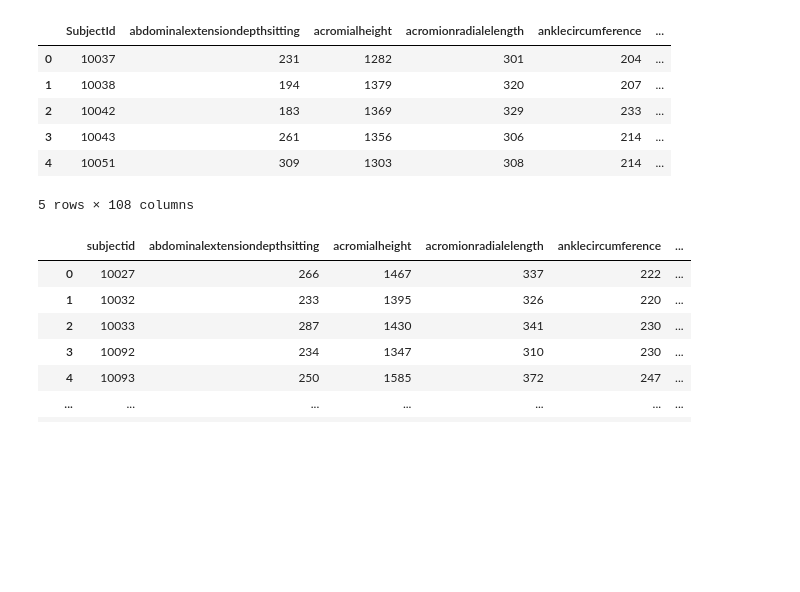
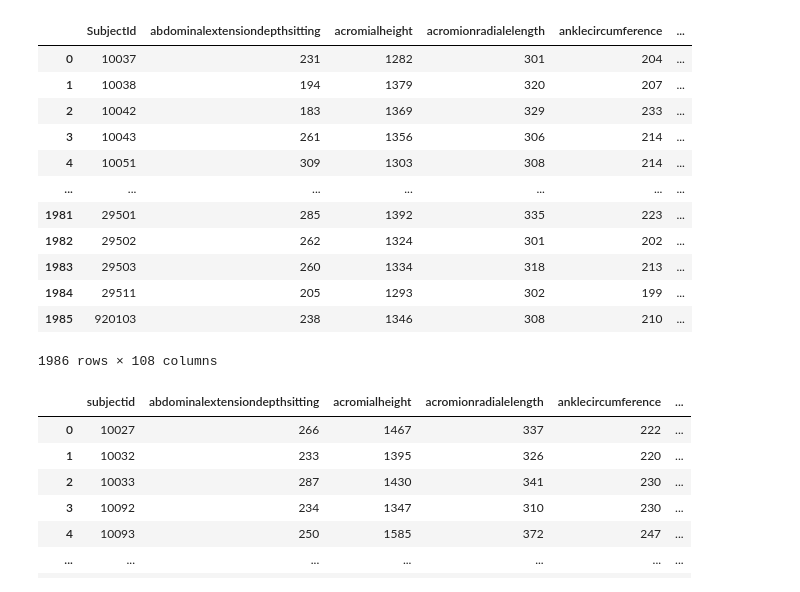
Before and after one commit to MSaberian/PyLearnMachineLearning, a Jupyter notebook: PyLearnMLKNN2/ANSUR_II.ipynb, the cells around one changed output. Cells and saved outputs as stored; diff of their text form; code cells hidden in the pictures; blank space fills up the shorter version.

```diff
--- a/PyLearnMLKNN2/ANSUR_II.ipynb
+++ b/PyLearnMLKNN2/ANSUR_II.ipynb
@@ -6,15 +6,21 @@ import matplotlib
 # %%
 female_data = pd.read_csv('input/ANSUR_II_FEMALE_Public.csv')
 
-female_data.head()
+female_data
 # %% [output]
 |  | SubjectId | abdominalextensiondepthsitting | acromialheight | acromionradialelength | anklecircumference | ... |
 | 0 | 10037 | 231 | 1282 | 301 | 204 | ... |
 | 1 | 10038 | 194 | 1379 | 320 | 207 | ... |
 | 2 | 10042 | 183 | 1369 | 329 | 233 | ... |
 | 3 | 10043 | 261 | 1356 | 306 | 214 | ... |
 | 4 | 10051 | 309 | 1303 | 308 | 214 | ... |
+| ... | ... | ... | ... | ... | ... | ... |
+| 1981 | 29501 | 285 | 1392 | 335 | 223 | ... |
+| 1982 | 29502 | 262 | 1324 | 301 | 202 | ... |
+| 1983 | 29503 | 260 | 1334 | 318 | 213 | ... |
+| 1984 | 29511 | 205 | 1293 | 302 | 199 | ... |
+| 1985 | 920103 | 238 | 1346 | 308 | 210 | ... |
-5 rows × 108 columns
+1986 rows × 108 columns
 # %%
 male_data = pd.read_csv('input/ANSUR_II_MALE_Public.csv', encoding='latin-1')
 
```
Also changed, not shown: parts of 5 cells of this notebook, 6 other files.
